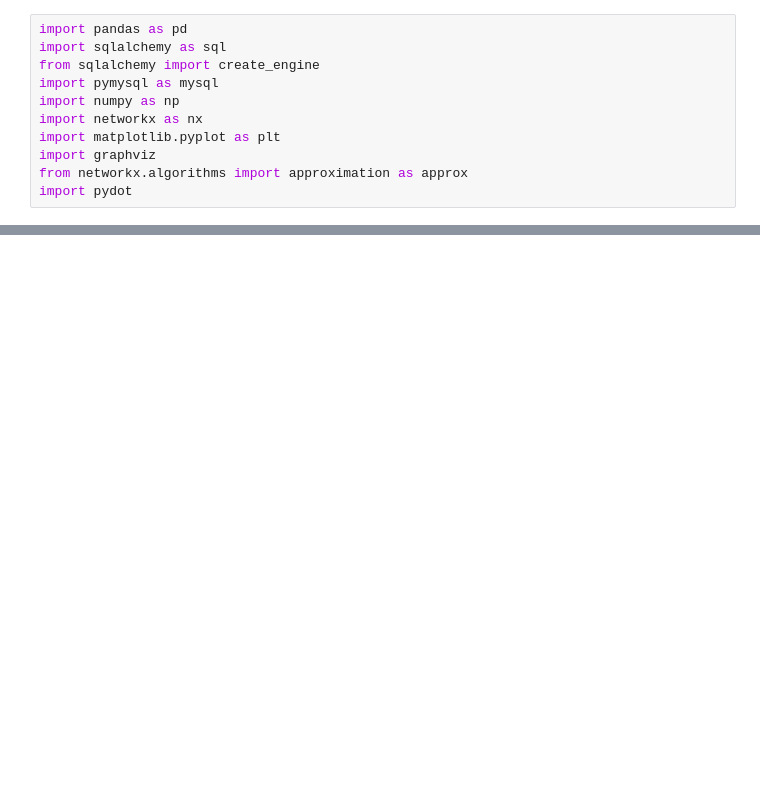
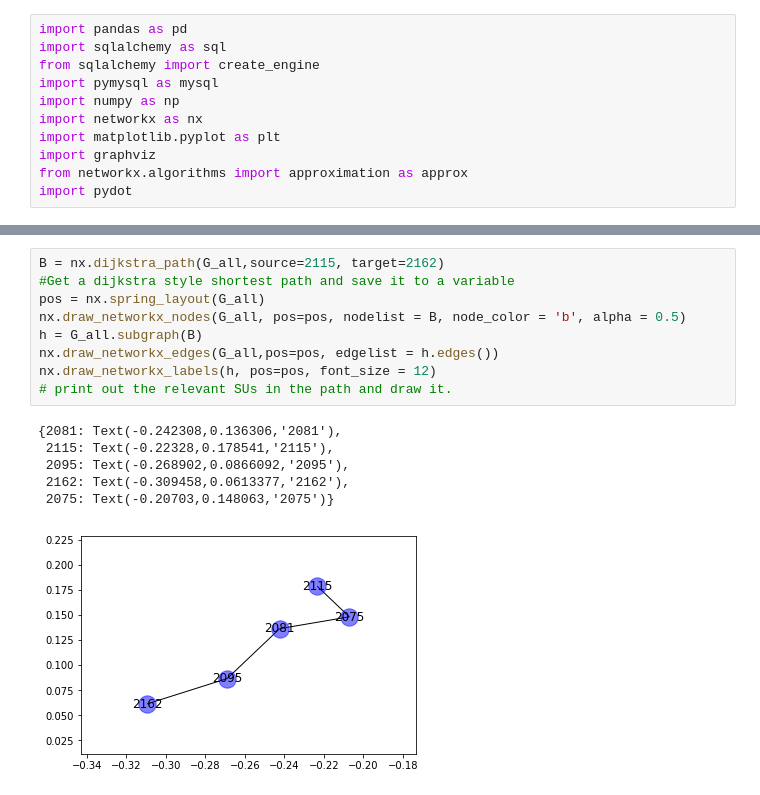
Before and after one commit to ropitz/gabii_experiments, a Jupyter notebook: gabii_matrix_web.ipynb, the cells around one changed output, grey strips where cells are left out. Drawn from its saved outputs; the diff is of its cells as text; blank space fills up the shorter version.

```diff
--- a/gabii_matrix_web.ipynb
+++ b/gabii_matrix_web.ipynb
@@ -100,0 +137,16 @@ A
+# %%
+B = nx.dijkstra_path(G_all,source=2115, target=2162)
+#Get a dijkstra style shortest path and save it to a variable
+pos = nx.spring_layout(G_all)
+nx.draw_networkx_nodes(G_all, pos=pos, nodelist = B, node_color = 'b', alpha = 0.5)
+h = G_all.subgraph(B)
+nx.draw_networkx_edges(G_all,pos=pos, edgelist = h.edges())
+nx.draw_networkx_labels(h, pos=pos, font_size = 12)
+# print out the relevant SUs in the path and draw it.
+# %% [output]
+{2081: Text(-0.242308,0.136306,'2081'),
+ 2115: Text(-0.22328,0.178541,'2115'),
+ 2095: Text(-0.268902,0.0866092,'2095'),
+ 2162: Text(-0.309458,0.0613377,'2162'),
+ 2075: Text(-0.20703,0.148063,'2075')}
+[figure, added]
```
Also changed, not shown: parts of 25 cells of this notebook.
